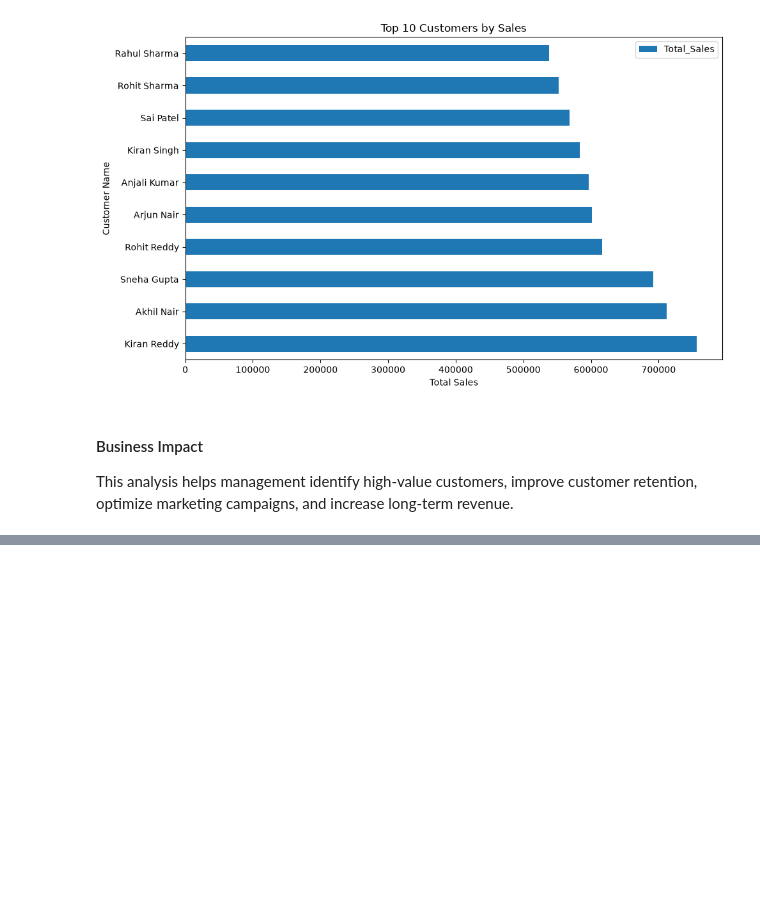
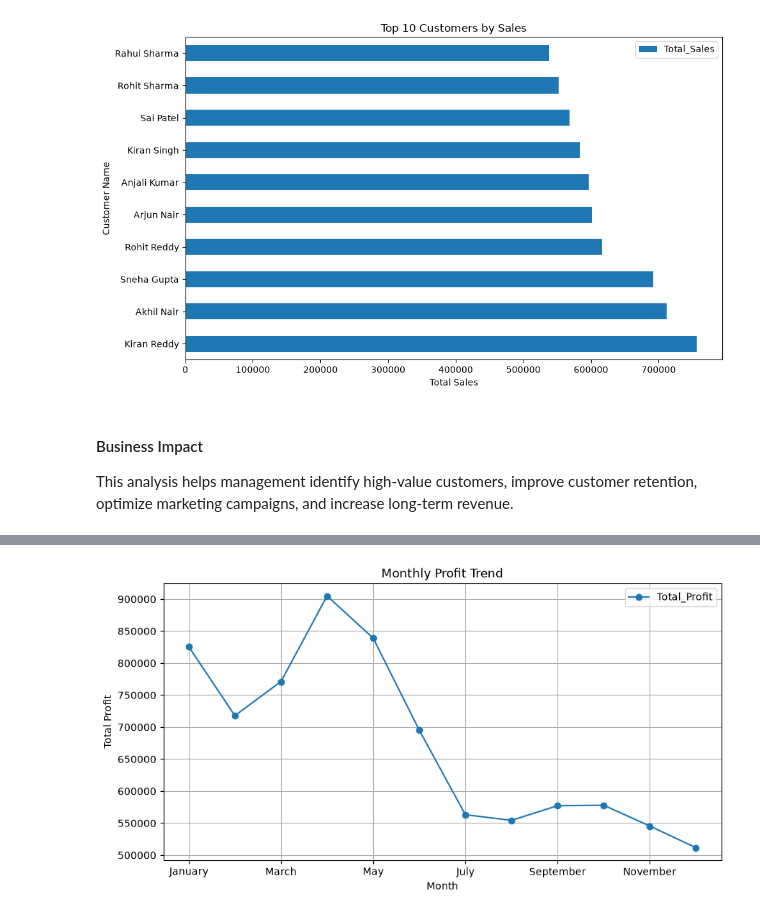
Before and after one commit to vindhya-akula/Retail-Sales-Intelligence-Dashboard, a Jupyter notebook: Retail_Sales_Analysis.ipynb, the cells around one changed output, grey strips where cells are left out. Cells and saved outputs as stored; diff of their text form; code cells hidden in the pictures; blank space fills up the shorter version.

```diff
--- a/Retail_Sales_Analysis.ipynb
+++ b/Retail_Sales_Analysis.ipynb
@@ -890,0 +962,11 @@ This analysis helps management identify high-value customers, improve customer r
+# %%
+monthly_profit = (
+    master_df
+    .groupby("Month")
+    .agg(
+        Total_Profit=("Profit", "sum")
+    )
+    .sort_index()
+)
+
+monthly_profit
@@ -890,0 +988,16 @@ This analysis helps management identify high-value customers, improve customer r
+# %%
+monthly_profit.plot(
+    kind="line",
+    y="Total_Profit",
+    marker="o",
+    figsize=(10,5),
+    title="Monthly Profit Trend"
+)
+
+plt.xlabel("Month")
+plt.ylabel("Total Profit")
+plt.grid(True)
+
+plt.show()
+# %% [output]
+[figure, added]
```
Also changed, not shown: parts of 60 cells of this notebook, 3 other files.
